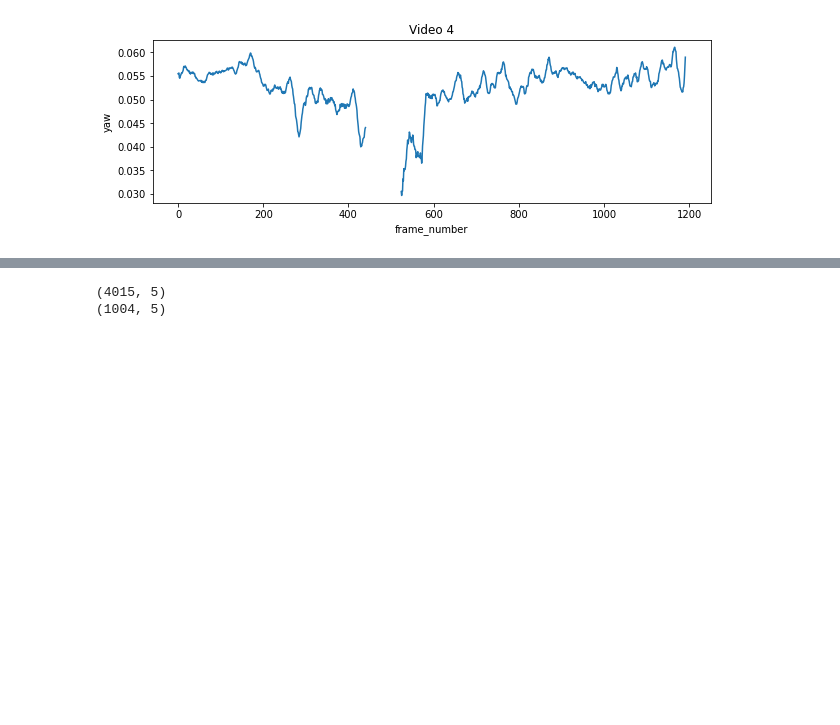
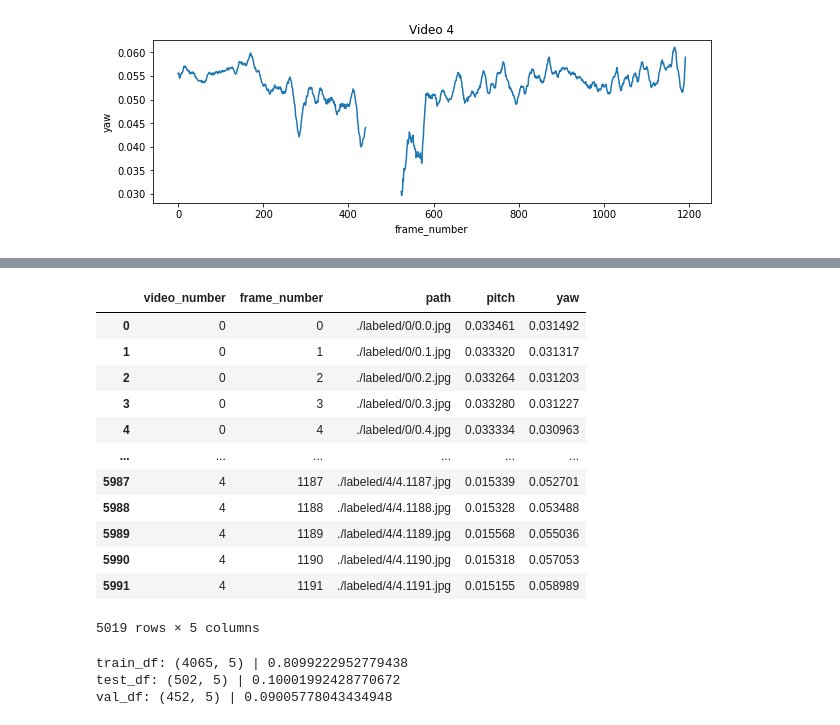
Before and after one commit to kim-jason/calib-challenge, a Jupyter notebook: colab.ipynb, the cells around one changed output, grey strips where cells are left out. Saved outputs shown, nothing was run; the diff lists cells and outputs as text; code cells hidden in the pictures; blank space fills up the shorter version.

```diff
--- a/colab.ipynb
+++ b/colab.ipynb
@@ -147,6 +145,7 @@ before_frames = frames_df.shape[0]
 frames_df = frames_df.dropna()
 after_frames = frames_df.shape[0]
 
-print(f"Before number of frames: {before_frames} \n After number of frames: {after_frames}")
+print(f"Before number of frames: {before_frames} \nAfter number of frames: {after_frames}")
+display(frames_df)
 # %% [output]
 Before number of frames: 5996
@@ -154,10 +153,51 @@ Before number of frames: 5996
+|  | video_number | frame_number | path | pitch | yaw |
+| 0 | 0 | 0 | ./labeled/0/0.0.jpg | 0.033461 | 0.031492 |
+| 1 | 0 | 1 | ./labeled/0/0.1.jpg | 0.033320 | 0.031317 |
+| 2 | 0 | 2 | ./labeled/0/0.2.jpg | 0.033264 | 0.031203 |
+| 3 | 0 | 3 | ./labeled/0/0.3.jpg | 0.033280 | 0.031227 |
+| 4 | 0 | 4 | ./labeled/0/0.4.jpg | 0.033334 | 0.030963 |
+| ... | ... | ... | ... | ... | ... |
+| 5987 | 4 | 1187 | ./labeled/4/4.1187.jpg | 0.015339 | 0.052701 |
+| 5988 | 4 | 1188 | ./labeled/4/4.1188.jpg | 0.015328 | 0.053488 |
+| 5989 | 4 | 1189 | ./labeled/4/4.1189.jpg | 0.015568 | 0.055036 |
+| 5990 | 4 | 1190 | ./labeled/4/4.1190.jpg | 0.015318 | 0.057053 |
+| 5991 | 4 | 1191 | ./labeled/4/4.1191.jpg | 0.015155 | 0.058989 |
+5019 rows × 5 columns
-# %%
-#Split frames_df into training set (80%) and test set (20%)
-train_df = frames_df.sample(frac=0.8)
-test_df = frames_df.drop(training_df.index)
-
-print(train_df.shape)
-print(test_df.shape)
-# %% [output]
-(4015, 5)
-(1004, 5)
+# %%
+#Split frames_df into train set (80%), val set (10%), and test set (10%)
+train_df = frames_df.sample(frac=0.90)
+test_df = frames_df.drop(train_df.index)
+
+val_df = train_df.sample(frac=0.1)
+train_df = train_df.drop(val_df.index)
+
+print(f"train_df: {train_df.shape} | {len(train_df)/len(frames_df)}")
+print(f"test_df: {test_df.shape} | {len(test_df)/len(frames_df)}")
+print(f"val_df: {val_df.shape} | {len(val_df)/len(frames_df)}")
+
+
+#######
+# train_val_df = frames_df[frames_df['video_number'] != 4]
+# test_df = frames_df[frames_df['video_number'] == 4]
+
+# def split(df, group, percent_val_per_video=0.1):
+#     norm_metadata = dict()
+#     train = pd.DataFrame()
+#     val = pd.DataFrame()
+
+#     for i, data in df.groupby(group):
+#         splitting_point = int(len(data)*(1 - percent_val_per_video))
+
+#         train = train.append(data.iloc[:splitting_point])
+#         val = val.append(data.iloc[splitting_point:])
+
+#     return train, val
+
+# train_df, val_df = split(train_val_df, 'video_number')
+
+# train_df = train_val_df.sample(frac=0.9)
+# val_df = train_val_df.drop(train_df.index)
+# %% [output]
+train_df: (4065, 5) | 0.8099222952779438
+test_df: (502, 5) | 0.10001992428770672
+val_df: (452, 5) | 0.09005778043434948
```
Also changed, not shown: parts of 8 cells of this notebook.
